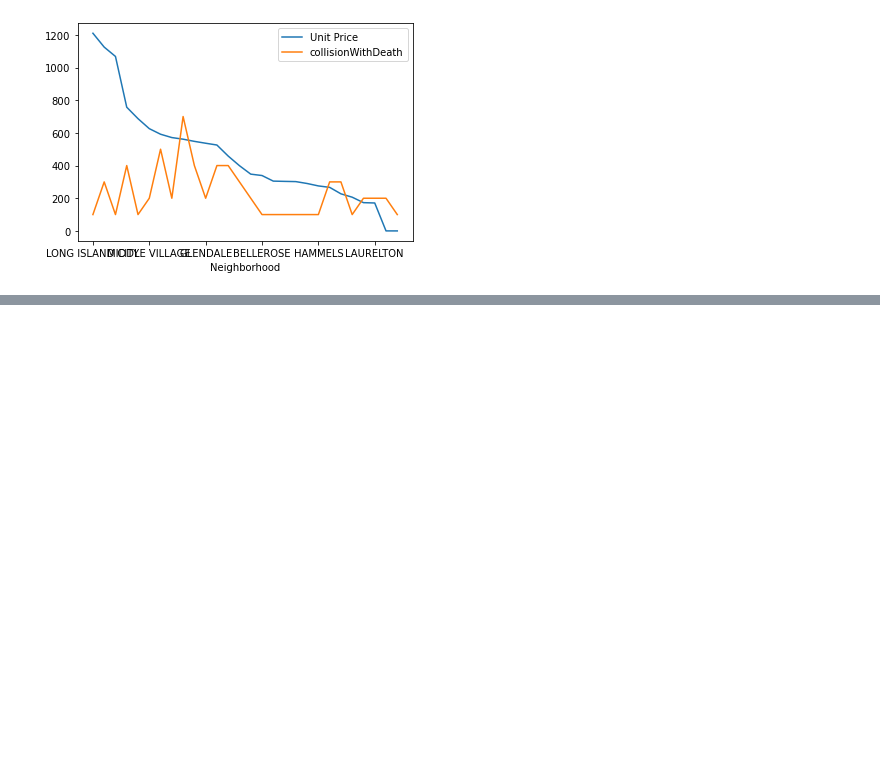
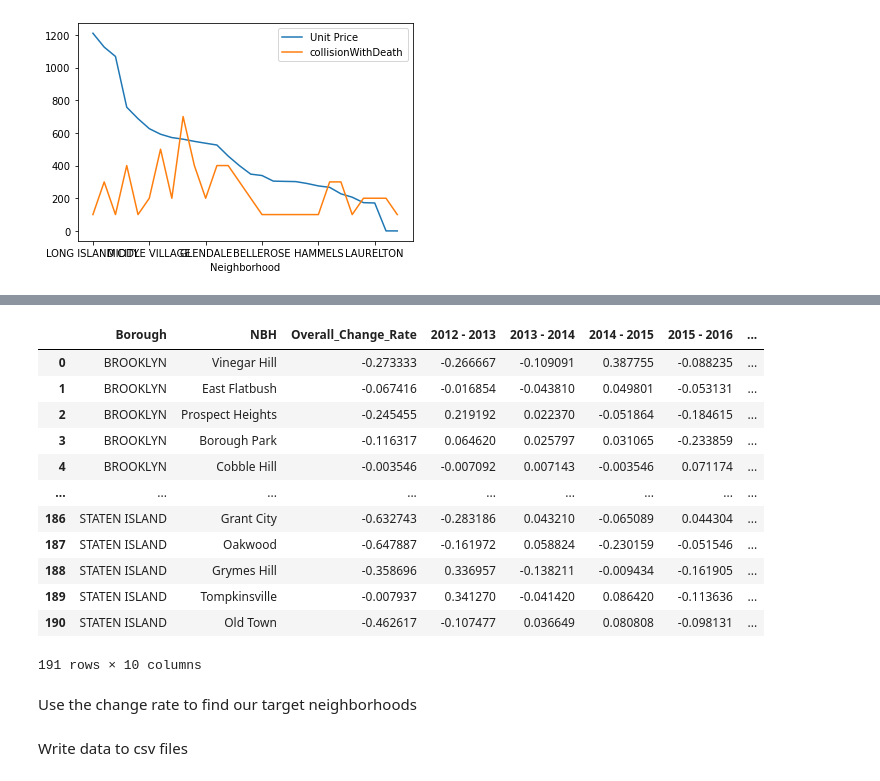
Before and after one commit to Dh0le/2022Spring_Finals, a Jupyter notebook: IS597 Final Project.ipynb, the cells around one changed output, grey strips where cells are left out. Cells and saved outputs as stored; diff of their text form; code cells hidden in the pictures; blank space fills up the shorter version.

```diff
--- a/IS597 Final Project.ipynb
+++ b/IS597 Final Project.ipynb
@@ -636,0 +787,18 @@ QueensFinal[["Unit Price","collisionWithDeath"]].plot()
+# %%
+collision_change_rate
+# %% [output]
+|  | Borough | NBH | Overall_Change_Rate | 2012 - 2013 | 2013 - 2014 | 2014 - 2015 | 2015 - 2016 | ... |
+| 0 | BROOKLYN | Vinegar Hill | -0.273333 | -0.266667 | -0.109091 | 0.387755 | -0.088235 | ... |
+| 1 | BROOKLYN | East Flatbush | -0.067416 | -0.016854 | -0.043810 | 0.049801 | -0.053131 | ... |
+| 2 | BROOKLYN | Prospect Heights | -0.245455 | 0.219192 | 0.022370 | -0.051864 | -0.184615 | ... |
+| 3 | BROOKLYN | Borough Park | -0.116317 | 0.064620 | 0.025797 | 0.031065 | -0.233859 | ... |
+| 4 | BROOKLYN | Cobble Hill | -0.003546 | -0.007092 | 0.007143 | -0.003546 | 0.071174 | ... |
+| ... | ... | ... | ... | ... | ... | ... | ... | ... |
+| 186 | STATEN ISLAND | Grant City | -0.632743 | -0.283186 | 0.043210 | -0.065089 | 0.044304 | ... |
+| 187 | STATEN ISLAND | Oakwood | -0.647887 | -0.161972 | 0.058824 | -0.230159 | -0.051546 | ... |
+| 188 | STATEN ISLAND | Grymes Hill | -0.358696 | 0.336957 | -0.138211 | -0.009434 | -0.161905 | ... |
+| 189 | STATEN ISLAND | Tompkinsville | -0.007937 | 0.341270 | -0.041420 | 0.086420 | -0.113636 | ... |
+| 190 | STATEN ISLAND | Old Town | -0.462617 | -0.107477 | 0.036649 | 0.080808 | -0.098131 | ... |
+191 rows × 10 columns
+# %% [markdown]
+Use the change rate to find our target neighborhoods
@@ -636,0 +826,2 @@ QueensFinal[["Unit Price","collisionWithDeath"]].plot()
+# %% [markdown]
+Write data to csv files
```
Also changed, not shown: parts of 39 cells of this notebook.
